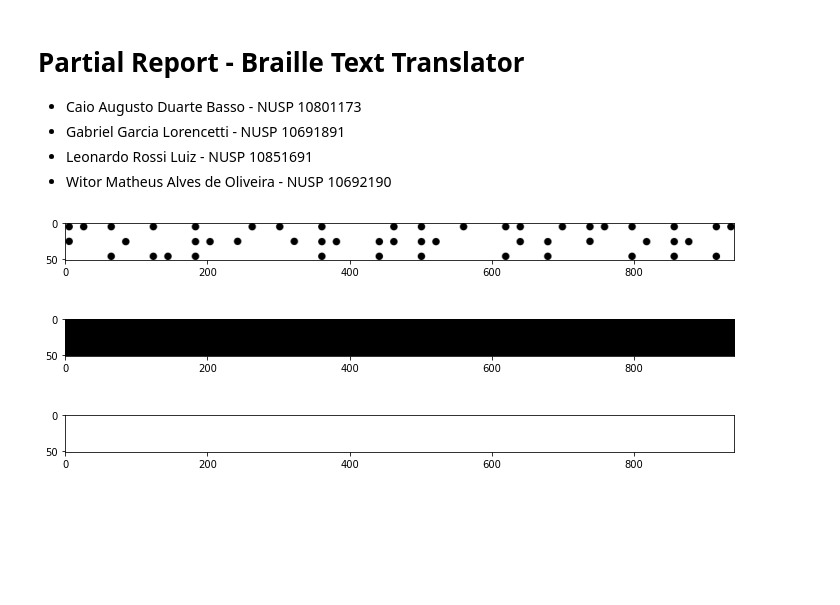
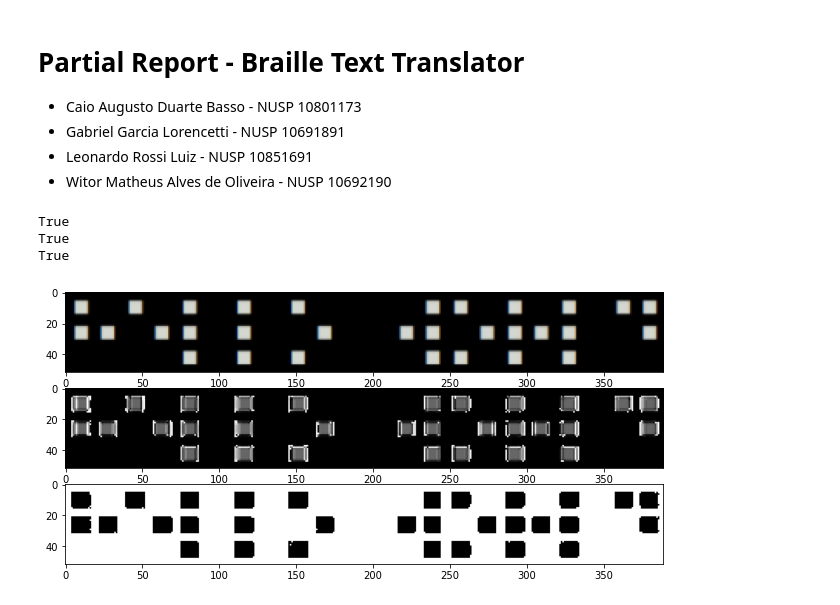
Before and after one commit to leonrossi/Image-Processing-SCC0251---Final-project, a Jupyter notebook: Partial_Report_Braille_Text_Translator.ipynb, the cells around one changed output. Saved outputs shown, nothing was run; the diff lists cells and outputs as text; code cells hidden in the pictures; blank space fills up the shorter version.

```diff
--- a/Partial_Report_Braille_Text_Translator.ipynb
+++ b/Partial_Report_Braille_Text_Translator.ipynb
@@ -58,20 +44,25 @@ def rgb_to_gray(img):
 # %%
-# img = imageio.imread('images/hello_wolrd.png')
+img = imageio.imread('images/hello_wolrd.png')
 # img = imageio.imread('images/colorized.png')
-# img = imageio.imread('images/fourier_transform.png')
-img = imageio.imread('images/image_processing.png')
+# img = imageio.imread('images/colorized1.png')
+# img = imageio.imread('images/colorized2.png')
+# img = imageio.imread('images/colorized3.png')
 
 grayImg = rgb_to_gray(img[:, :, :3])
 
-maxContrastImg = contrastEnhancement(grayImg)
+threshold = 200
+maxContrastImg = thresholdEnhancement(grayImg, threshold)
 
 # mostrando as images original e depois de processada
 f, axarr = plt.subplots(3, 1)
 f.set_size_inches(12, 5)
 axarr[0].imshow(img)
 axarr[1].imshow(grayImg)
 axarr[2].imshow(maxContrastImg)
 
 plt.show()
 # %% [output]
+True
+True
+True
-[figure, old version]
+[figure, new version]
```
Also changed, not shown: parts of 1 cell of this notebook, 3 other files.
